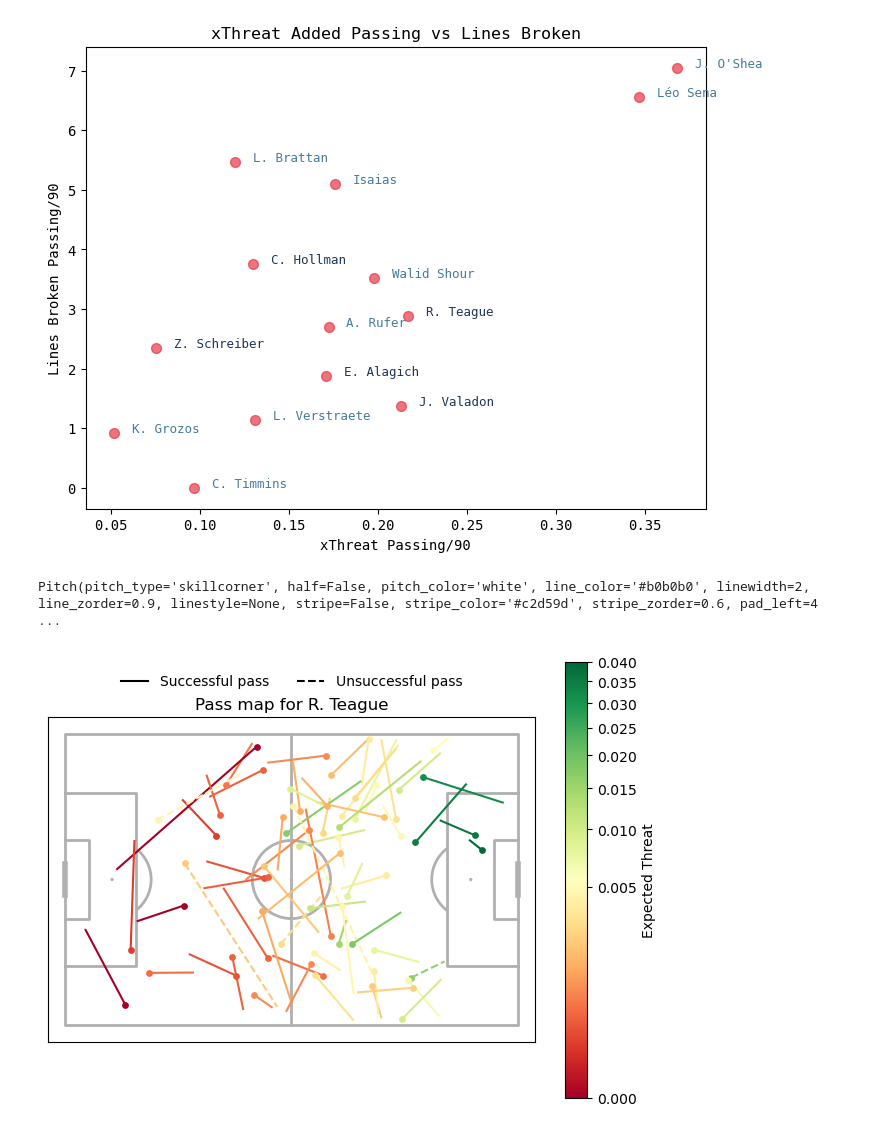
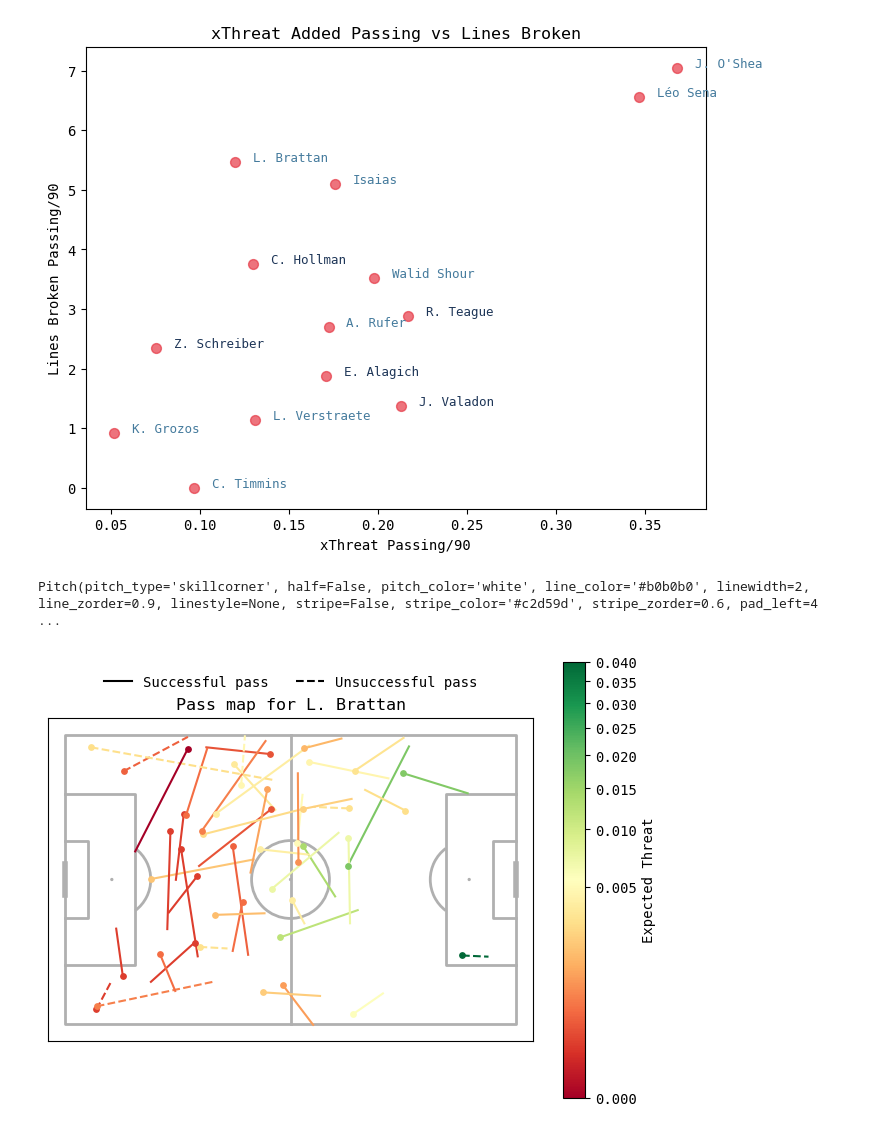
Before and after one commit to nkrackeler30/ASIProj, a Jupyter notebook: Data/ASIProj.ipynb, the cells around one changed output. Saved outputs shown, nothing was run; the diff lists cells and outputs as text; code cells hidden in the pictures.

```diff
--- a/Data/ASIProj.ipynb
+++ b/Data/ASIProj.ipynb
@@ -1368,12 +1388,12 @@ map
 # %%
 
 
-obj = ASIProjViz(df).get_xthreat_map_viz(157294)
+obj = ASIProjViz(df).get_xthreat_map_viz(51044)
 
 obj
 # %% [output]
 Pitch(pitch_type='skillcorner', half=False, pitch_color='white', line_color='#b0b0b0', linewidth=2, line_zorder=0.9, linestyle=None, stripe=False, stripe_color='#c2d59d', stripe_zorder=0.6, pad_left=4 ...
-[figure, old version]
+[figure, new version]
 # %%
 obj = ASIProjViz(df).get_xthreat_map_viz(159688)
 
```
Also changed, not shown: parts of 7 cells of this notebook.
